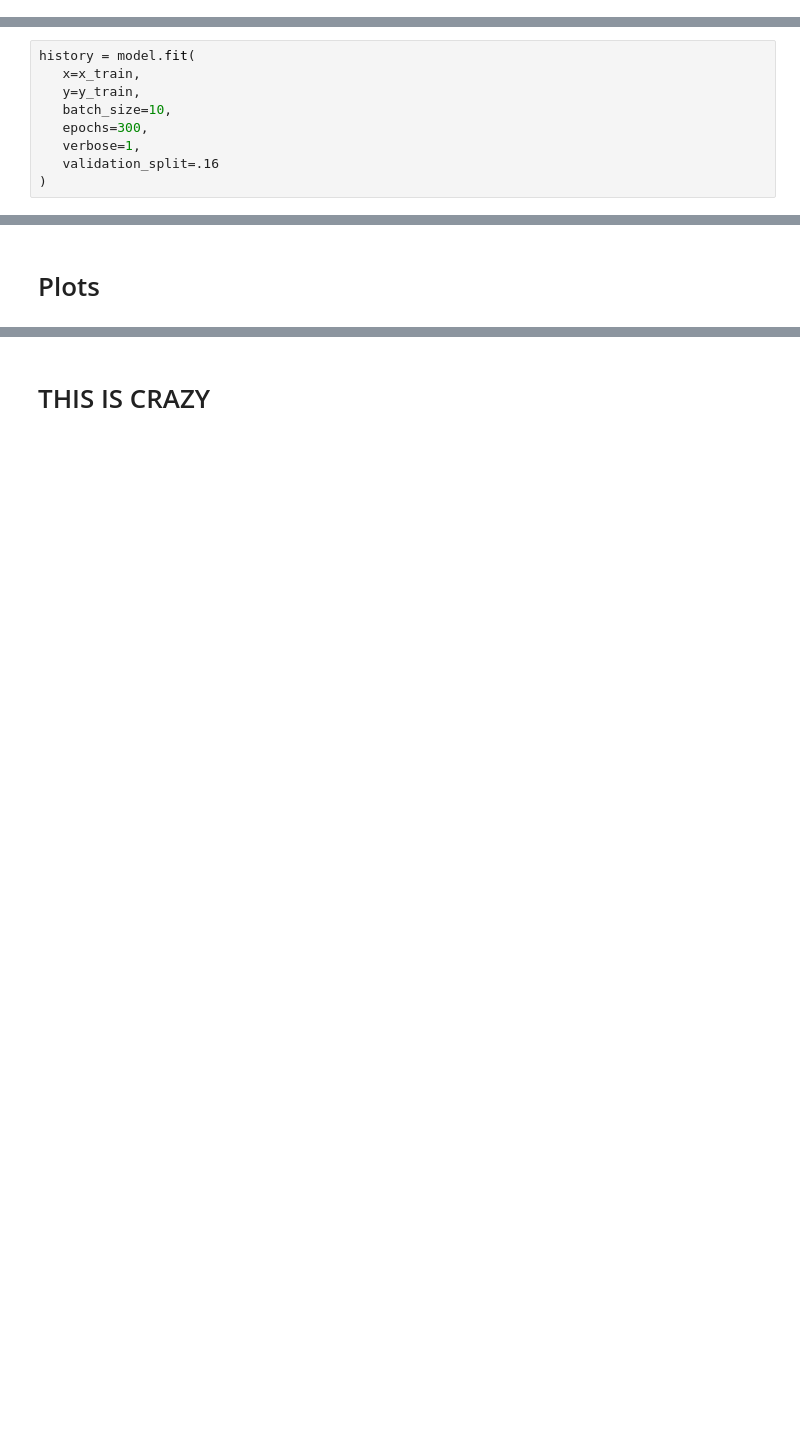
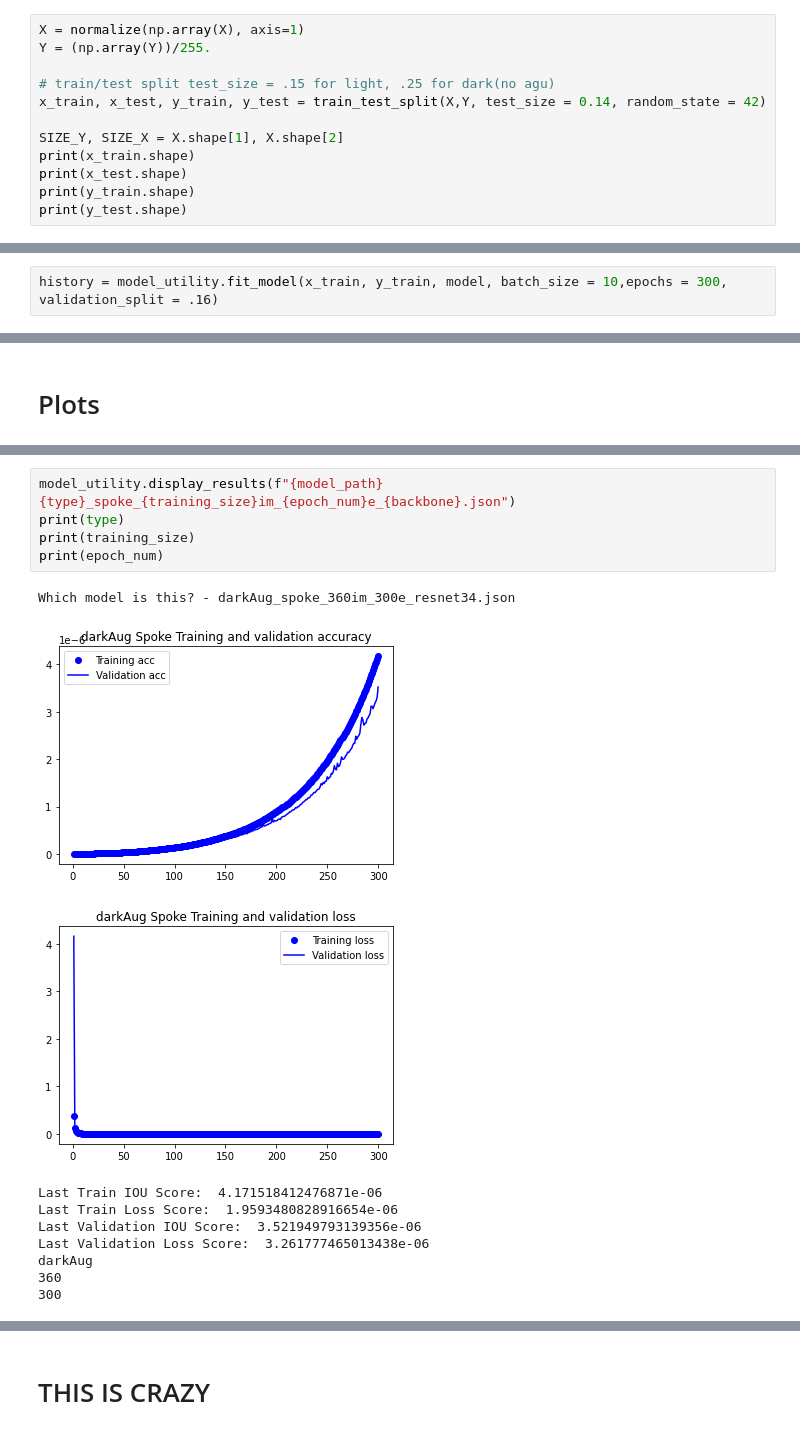
Before and after one commit to Yugadeep/Spokes_ML, a Jupyter notebook: step_by_step.ipynb, the cells around one changed output, grey strips where cells are left out. Drawn from its saved outputs; the diff is of its cells as text; blank space fills up the shorter version.

```diff
--- a/step_by_step.ipynb
+++ b/step_by_step.ipynb
@@ -89,0 +62,12 @@ print(y_test.shape)
+# %%
+X = normalize(np.array(X), axis=1)
+Y = (np.array(Y))/255.
+
+# train/test split test_size = .15 for light, .25 for dark(no agu)
+x_train, x_test, y_train, y_test = train_test_split(X,Y, test_size = 0.14, random_state = 42)
+
+SIZE_Y, SIZE_X = X.shape[1], X.shape[2]
+print(x_train.shape)
+print(x_test.shape)
+print(y_train.shape)
+print(y_test.shape)
@@ -110,13 +101,6 @@ Non-trainable params: 17,346
 __________________________________________________________________________________________________
 None
 # %%
-history = model.fit(
-   x=x_train,
-   y=y_train,
-   batch_size=10,
-   epochs=300,
-   verbose=1,
-   validation_split=.16
-)
+history = model_utility.fit_model(x_train, y_train, model, batch_size = 10,epochs = 300, validation_split = .16)
 # %% [output]
 Epoch 1/300
@@ -182,3 +160,19 @@ model.save(f"{model_path}spoke_{140}im_{300}e_{'resnet34'}.h5")
+# %%
+model_utility.display_results(f"{model_path}{type}_spoke_{training_size}im_{epoch_num}e_{backbone}.json")
+print(type)
+print(training_size)
+print(epoch_num)
+# %% [output]
+Which model is this? - darkAug_spoke_360im_300e_resnet34.json
+[figure, added]
+[figure, added]
+Last Train IOU Score:  4.171518412476871e-06
+Last Train Loss Score:  1.9593480828916654e-06
+Last Validation IOU Score:  3.521949793139356e-06
+Last Validation Loss Score:  3.261777465013438e-06
+darkAug
+360
+300
 # %%
 
 from tensorflow import keras
```
Also changed, not shown: parts of 32 cells of this notebook, 4 other files.
